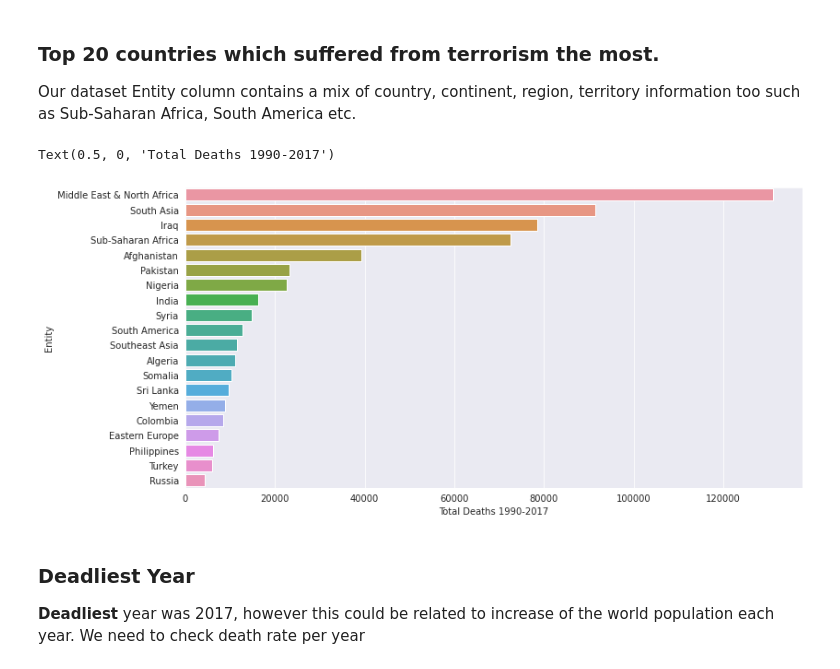
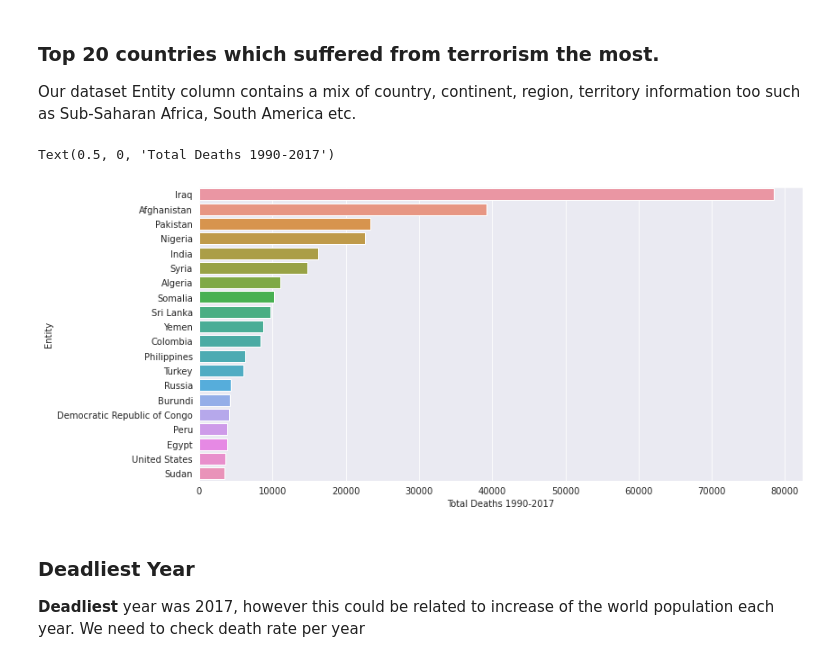
Before and after one commit to omerfarukeker/Causes-of-Death-Analysis, a Jupyter notebook: Causes_of_Death.ipynb, the cells around one changed output. Drawn from its saved outputs; the diff is of its cells as text; code cells hidden in the pictures.

```diff
--- a/Causes_of_Death.ipynb
+++ b/Causes_of_Death.ipynb
@@ -91,4 +91,4 @@ df.columns = [i.split("(")[0].strip() for i in df.columns]
 # %% [markdown]
 Replace null/Nan values with 0
 # %%
-df.replace({np.nan: 0},inplace=True)
+df.iloc[:,2:] = df.iloc[:,2:].replace({np.nan: 0})
@@ -147,13 +165,13 @@ Text(0.5, 0, 'Total # of Executions')
 
 Our dataset Entity column contains a mix of country, continent, region, territory information too such as Sub-Saharan Africa, South America etc.
 # %%
-country_terrorism = df.groupby("Entity").sum()["Terrorism"].sort_values(ascending=False)
+country_terrorism = df[df.Code.notnull()].groupby("Entity").sum()["Terrorism"].sort_values(ascending=False)
 plt.figure(figsize=(12,6))
 sns.barplot(x=country_terrorism[1:21].values,y=country_terrorism[1:21].index,orient="h")
 plt.xlabel("Total Deaths 1990-2017")
 # %% [output]
 Text(0.5, 0, 'Total Deaths 1990-2017')
-[figure, old version]
+[figure, new version]
 # %% [markdown]
 ### Deadliest Year
 **Deadliest** year was 2017, however this could be related to increase of the world population each year. We need to check death rate per year
```
Also changed, not shown: parts of 5 cells of this notebook.
